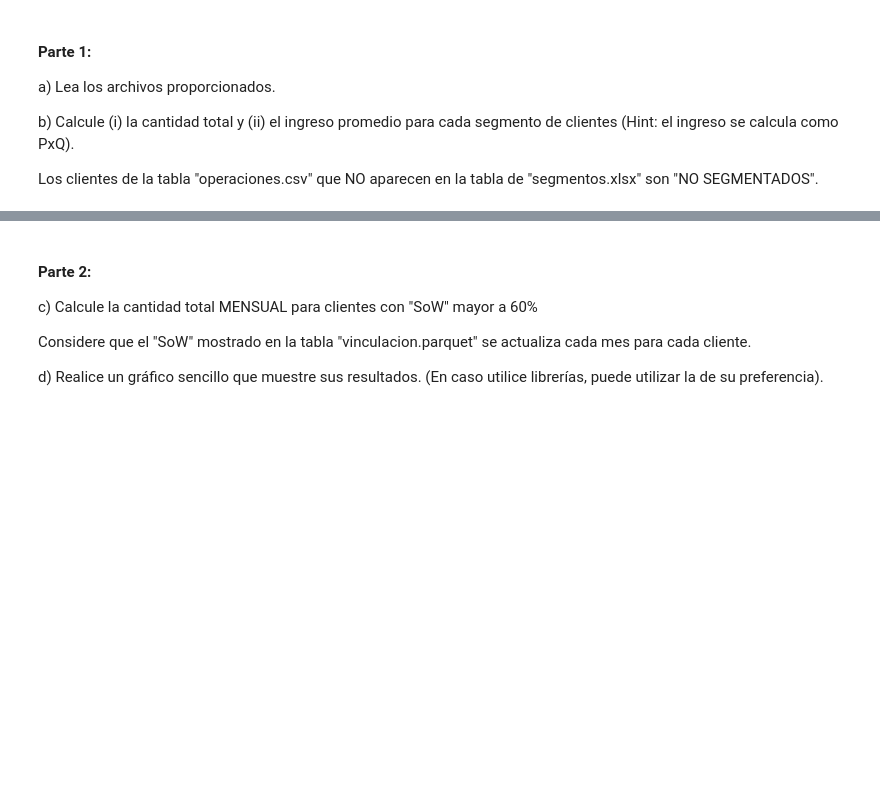
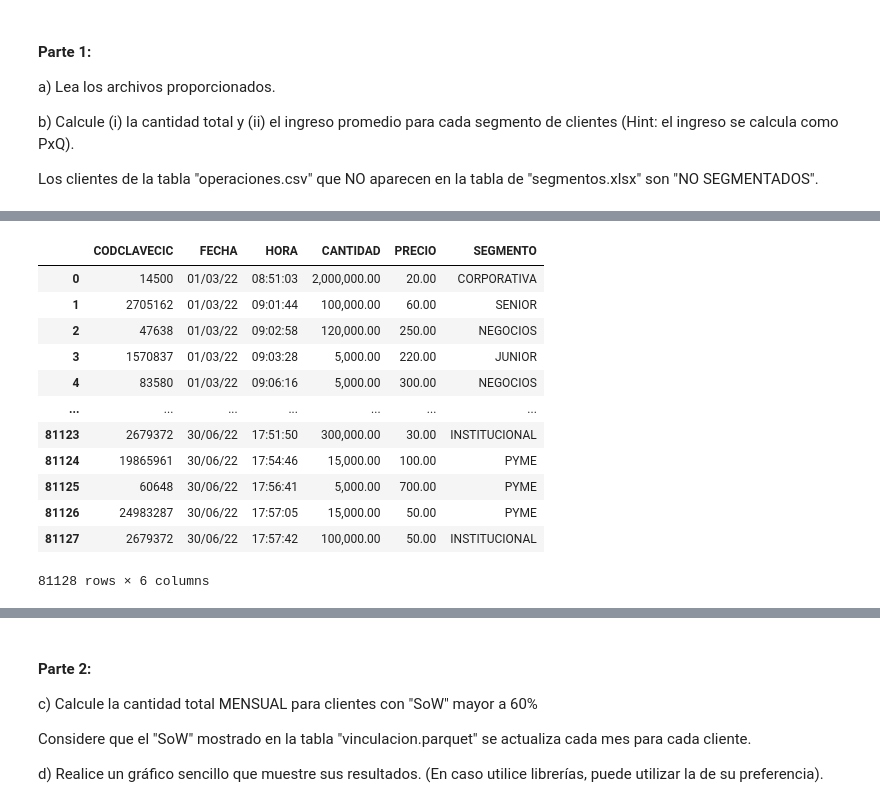
Before and after one commit to alehuari/BCP_BANCA, a Jupyter notebook: Archivos/Exam_ale.ipynb, the cells around one changed output, grey strips where cells are left out. Drawn from its saved outputs; the diff is of its cells as text; code cells hidden in the pictures; blank space fills up the shorter version.

```diff
--- a/Archivos/Exam_ale.ipynb
+++ b/Archivos/Exam_ale.ipynb
@@ -27,0 +66,17 @@ Los clientes de la tabla "operaciones.csv" que NO aparecen en la tabla de "segme
+# %%
+unidos = pd.merge(operaciones, segmentos, how = "left", on= ["CODCLAVECIC"])
+unidos
+# %% [output]
+|  | CODCLAVECIC | FECHA | HORA | CANTIDAD | PRECIO | SEGMENTO |
+| 0 | 14500 | 01/03/22 | 08:51:03 | 2,000,000.00 | 20.00 | CORPORATIVA |
+| 1 | 2705162 | 01/03/22 | 09:01:44 | 100,000.00 | 60.00 | SENIOR |
+| 2 | 47638 | 01/03/22 | 09:02:58 | 120,000.00 | 250.00 | NEGOCIOS |
+| 3 | 1570837 | 01/03/22 | 09:03:28 | 5,000.00 | 220.00 | JUNIOR |
+| 4 | 83580 | 01/03/22 | 09:06:16 | 5,000.00 | 300.00 | NEGOCIOS |
+| ... | ... | ... | ... | ... | ... | ... |
+| 81123 | 2679372 | 30/06/22 | 17:51:50 | 300,000.00 | 30.00 | INSTITUCIONAL |
+| 81124 | 19865961 | 30/06/22 | 17:54:46 | 15,000.00 | 100.00 | PYME |
+| 81125 | 60648 | 30/06/22 | 17:56:41 | 5,000.00 | 700.00 | PYME |
+| 81126 | 24983287 | 30/06/22 | 17:57:05 | 15,000.00 | 50.00 | PYME |
+| 81127 | 2679372 | 30/06/22 | 17:57:42 | 100,000.00 | 50.00 | INSTITUCIONAL |
+81128 rows × 6 columns
```
Also changed, not shown: parts of 22 cells of this notebook, 2 other files.
